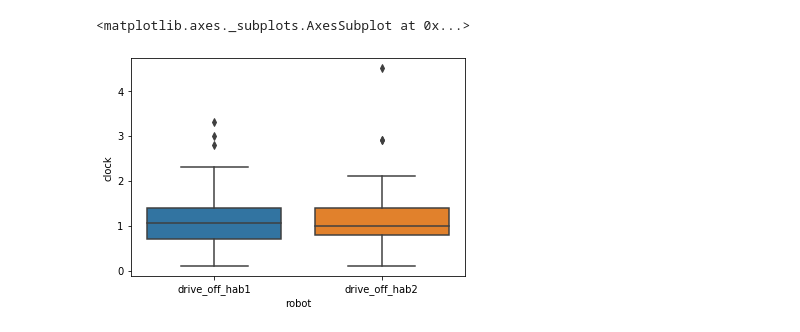
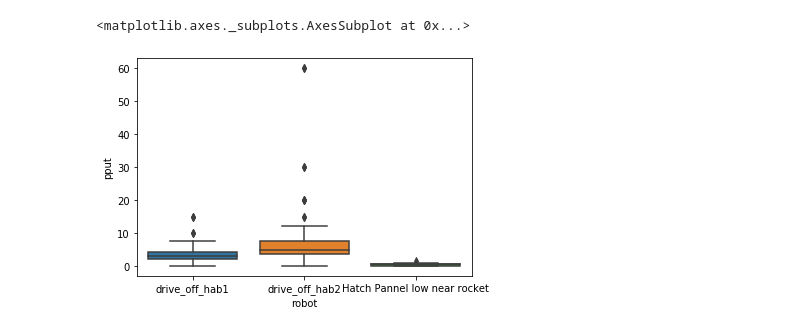
Before and after one commit to frc-862/pput, a Jupyter notebook: PPUT Similuator.ipynb, the cells around one changed output. Cells and saved outputs as stored; diff of their text form; code cells hidden in the pictures.

```diff
--- a/PPUT Similuator.ipynb
+++ b/PPUT Similuator.ipynb
@@ -206,5 +202,6 @@ df[df["score"] > 0]["clock"].std()
 # %%
-sns.boxplot(y='clock', x='robot', data=df)
+df["pput"] = df["total"] / df["clock"]
+sns.boxplot(y='pput', x='robot', data=df)
 # %% [output]
 <matplotlib.axes._subplots.AxesSubplot at 0x...>
-[figure, old version]
+[figure, new version]
```
Also changed, not shown: parts of 3 cells of this notebook, 1 other file.
